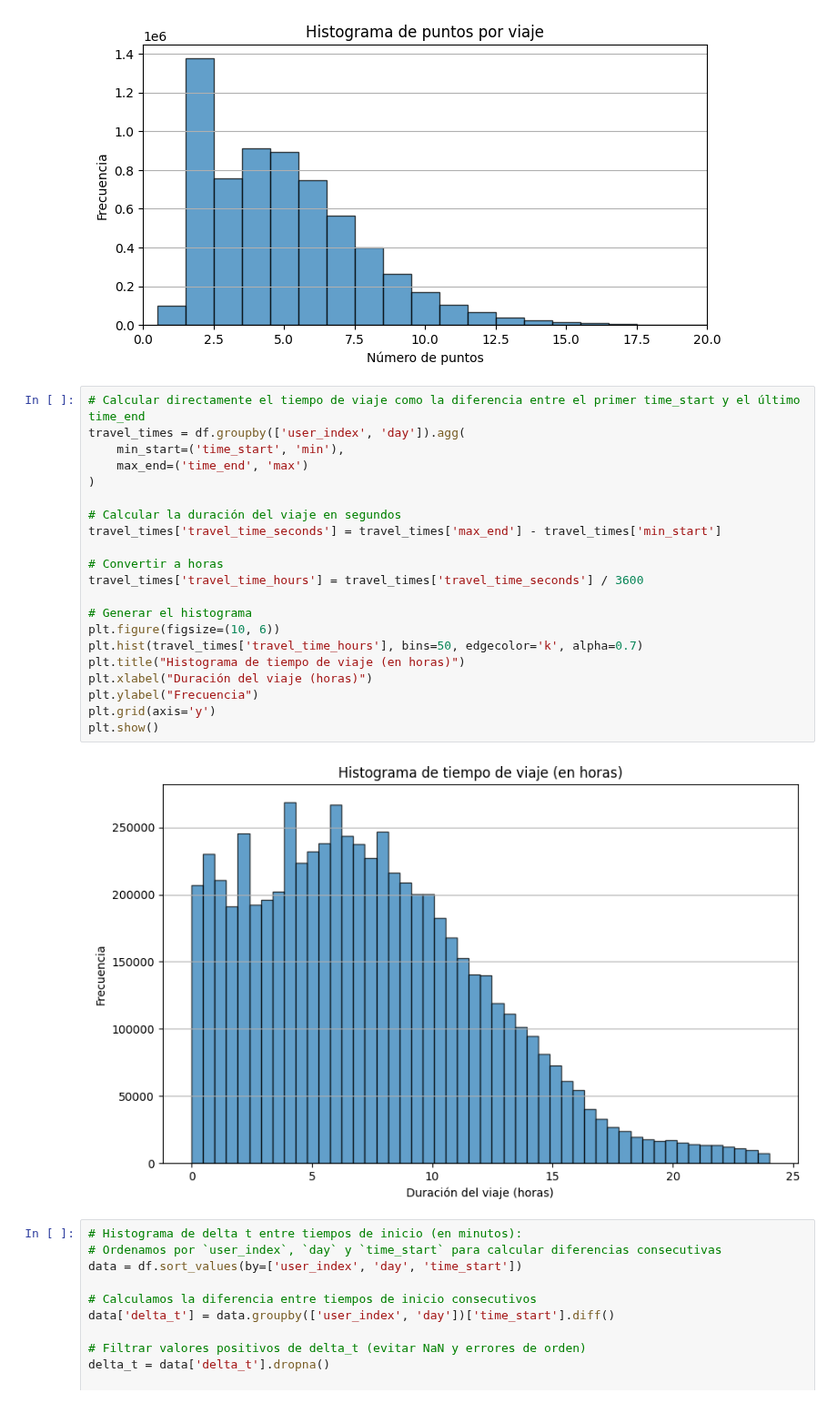
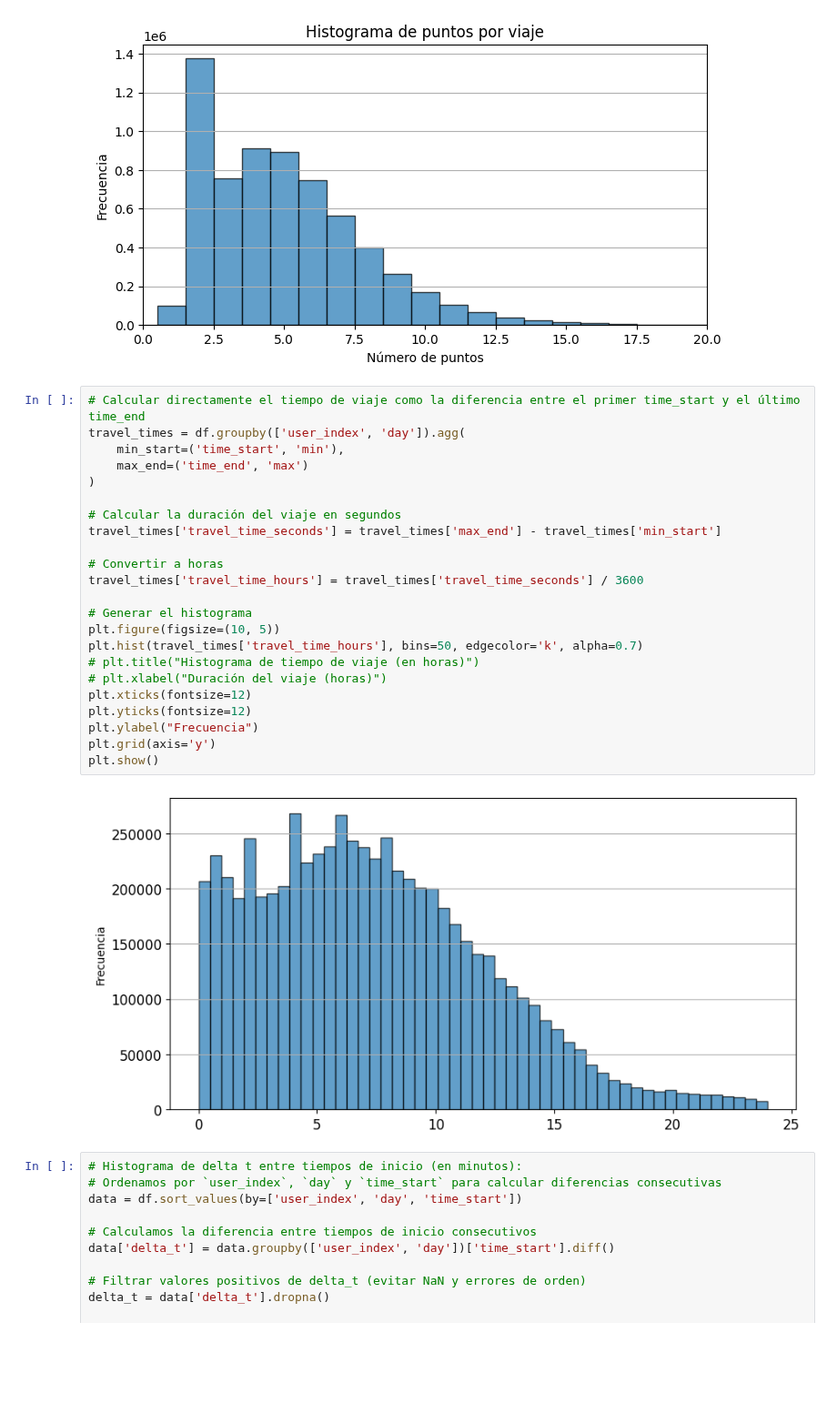
Before and after one commit to alexsierra45/thesis, a Jupyter notebook: src/notebooks/initial_etecsa_data_analisys.ipynb, the cells around one changed output. Shown at 91% size. Cells and saved outputs as stored; diff of their text form; blank space fills up the shorter version.

```diff
--- a/src/notebooks/initial_etecsa_data_analisys.ipynb
+++ b/src/notebooks/initial_etecsa_data_analisys.ipynb
@@ -49,26 +49,28 @@ plt.show()
 # %%
 # Calcular directamente el tiempo de viaje como la diferencia entre el primer time_start y el último time_end
 travel_times = df.groupby(['user_index', 'day']).agg(
     min_start=('time_start', 'min'),
     max_end=('time_end', 'max')
 )
 
 # Calcular la duración del viaje en segundos
 travel_times['travel_time_seconds'] = travel_times['max_end'] - travel_times['min_start']
 
 # Convertir a horas
 travel_times['travel_time_hours'] = travel_times['travel_time_seconds'] / 3600
 
 # Generar el histograma
-plt.figure(figsize=(10, 6))
+plt.figure(figsize=(10, 5))
 plt.hist(travel_times['travel_time_hours'], bins=50, edgecolor='k', alpha=0.7)
-plt.title("Histograma de tiempo de viaje (en horas)")
-plt.xlabel("Duración del viaje (horas)")
+# plt.title("Histograma de tiempo de viaje (en horas)")
+# plt.xlabel("Duración del viaje (horas)")
+plt.xticks(fontsize=12)
+plt.yticks(fontsize=12)
 plt.ylabel("Frecuencia")
 plt.grid(axis='y')
 plt.show()
 # %% [output]
-[figure, old version]
+[figure, new version]
 # %%
 # Histograma de delta t entre tiempos de inicio (en minutos):
 # Ordenamos por `user_index`, `day` y `time_start` para calcular diferencias consecutivas
```
Also changed, not shown: parts of 5 cells of this notebook, 10 other files.
